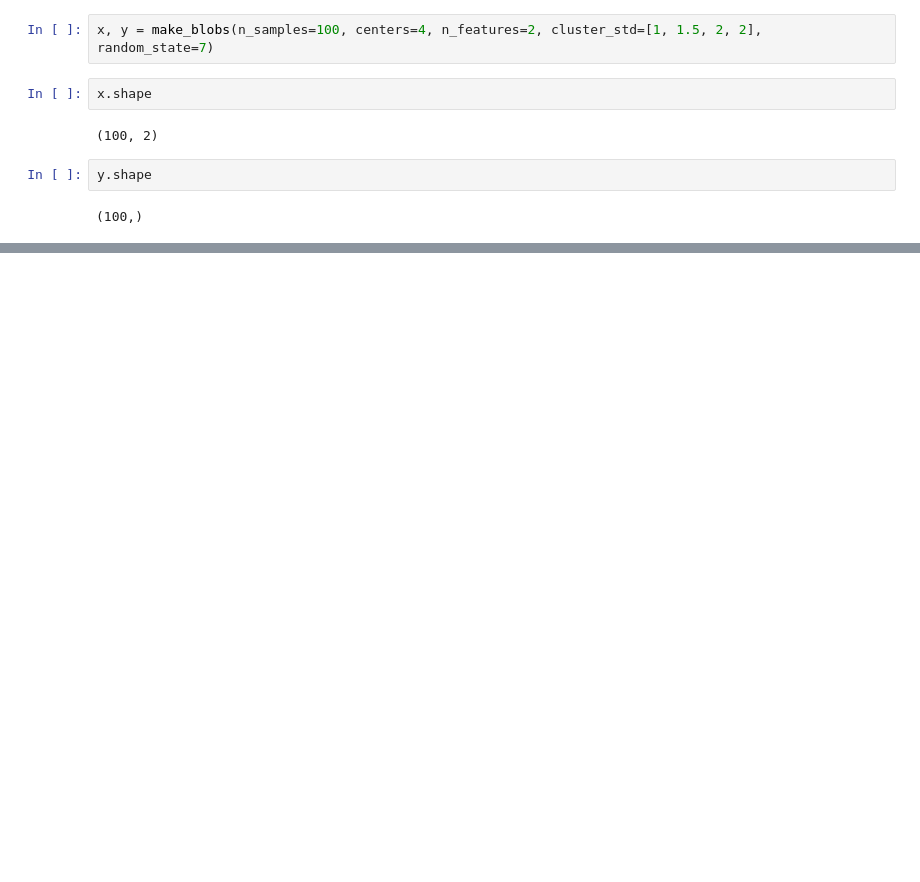
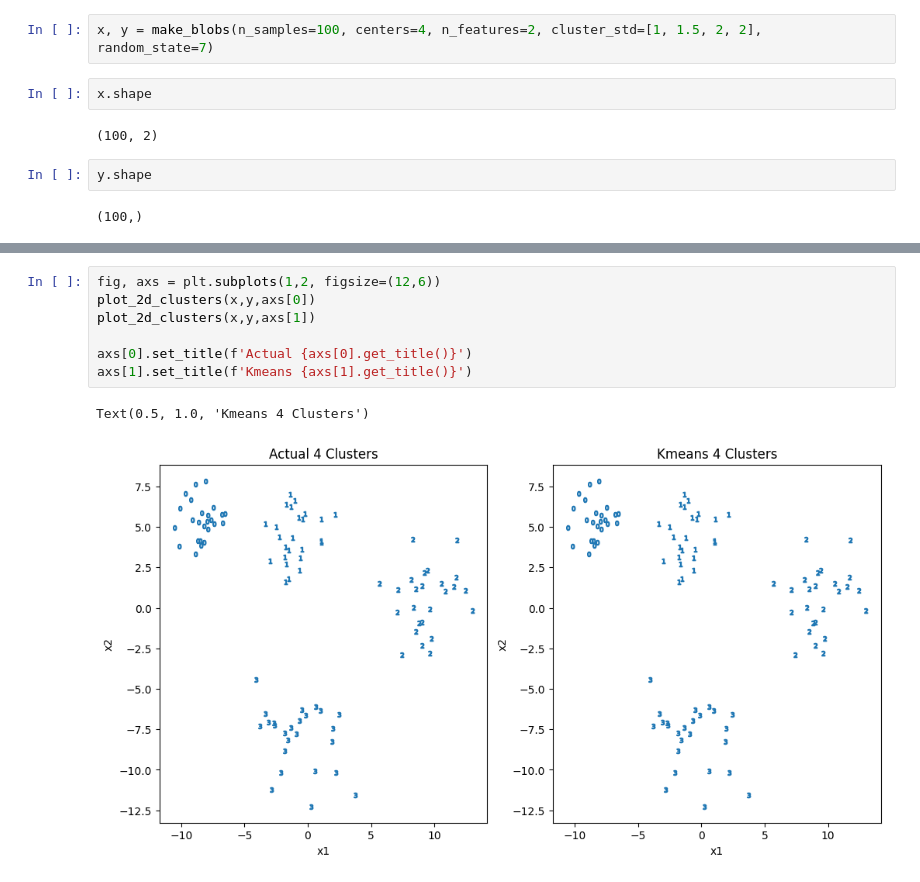
Before and after one commit to GerardoMayel/clustering, a Jupyter notebook: first_cluster.ipynb, the cells around one changed output, grey strips where cells are left out. Cells and saved outputs as stored; diff of their text form; blank space fills up the shorter version.

```diff
--- a/first_cluster.ipynb
+++ b/first_cluster.ipynb
@@ -53,0 +80,10 @@ def plot_2d_clusters(x, y, ax):
+# %%
+fig, axs = plt.subplots(1,2, figsize=(12,6))
+plot_2d_clusters(x,y,axs[0])
+plot_2d_clusters(x,y,axs[1])
+
+axs[0].set_title(f'Actual {axs[0].get_title()}')
+axs[1].set_title(f'Kmeans {axs[1].get_title()}')
+# %% [output]
+Text(0.5, 1.0, 'Kmeans 4 Clusters')
+[figure, added]
```
Also changed, not shown: parts of 9 cells of this notebook.
